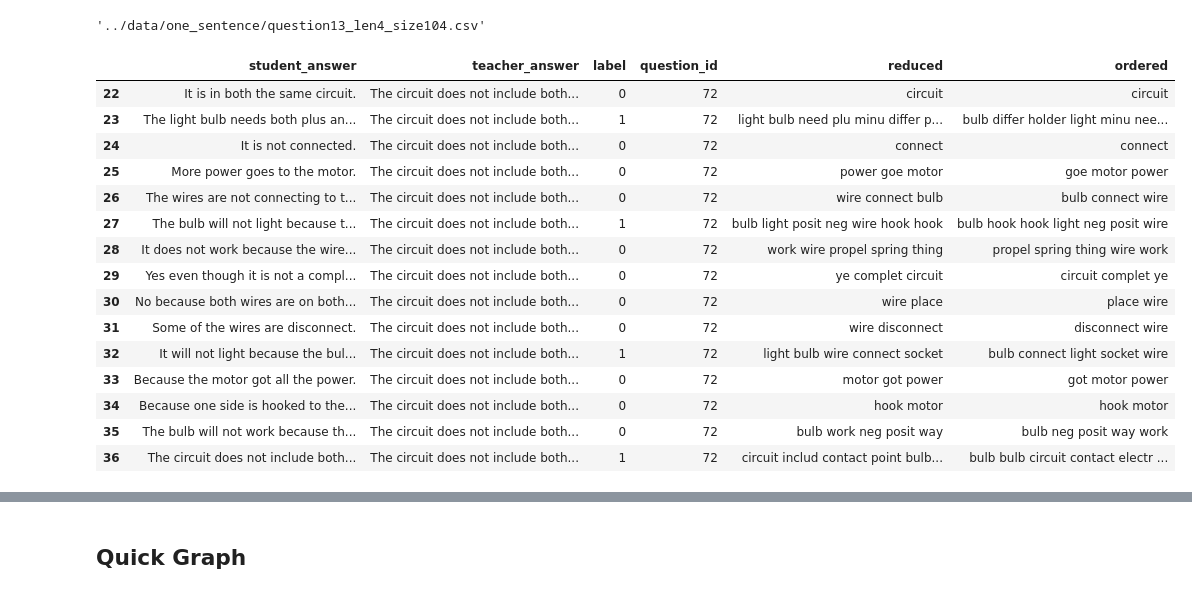
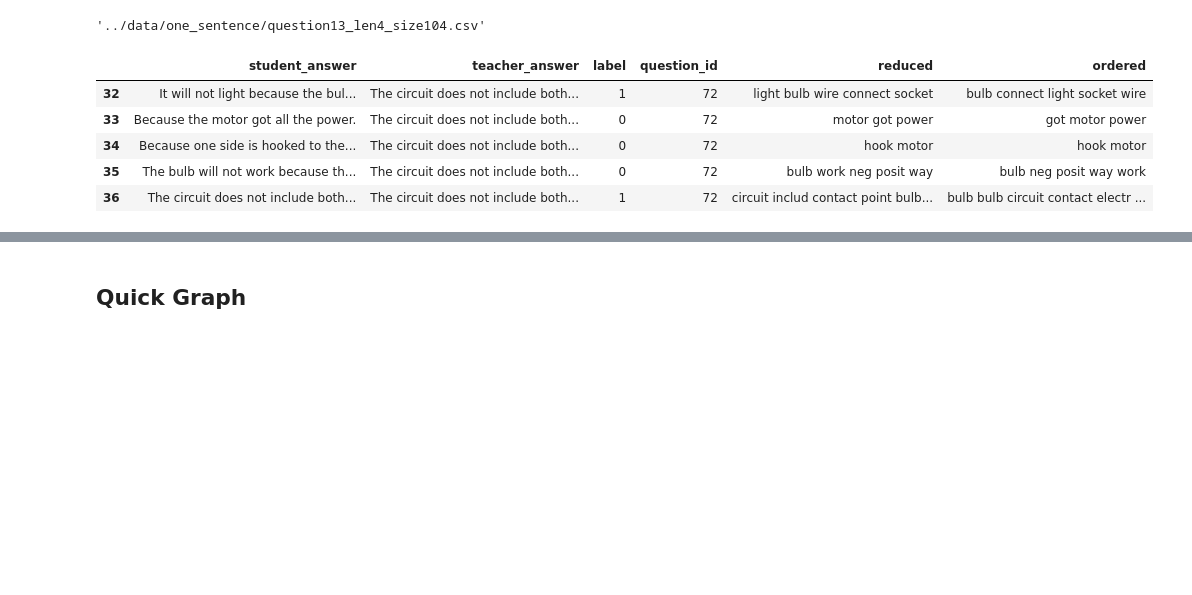
Before and after one commit to ian-mcnair/Answer_Clustering, a Jupyter notebook: step2_Feature_Generation/Feature Engineering.ipynb, the cells around one changed output, grey strips where cells are left out. Saved outputs shown, nothing was run; the diff lists cells and outputs as text; code cells hidden in the pictures; blank space fills up the shorter version.

```diff
--- a/step2_Feature_Generation/Feature Engineering.ipynb
+++ b/step2_Feature_Generation/Feature Engineering.ipynb
@@ -17,20 +17,10 @@ sw_answer = stfu.stem_sentence(answer)
 # %%
 og['reduced'] = og.student_answer.apply(stfu.stem_sentence)
 og['ordered'] = og.reduced.apply(stfu.order_sentence)
 
-og.tail(15)
+og.tail()
 # %% [output]
 |  | student_answer | teacher_answer | label | question_id | reduced | ordered |
-| 22 | It is in both the same circuit. | The circuit does not include both... | 0 | 72 | circuit | circuit |
-| 23 | The light bulb needs both plus an... | The circuit does not include both... | 1 | 72 | light bulb need plu minu differ p... | bulb differ holder light minu nee... |
-| 24 | It is not connected. | The circuit does not include both... | 0 | 72 | connect | connect |
-| 25 | More power goes to the motor. | The circuit does not include both... | 0 | 72 | power goe motor | goe motor power |
-| 26 | The wires are not connecting to t... | The circuit does not include both... | 0 | 72 | wire connect bulb | bulb connect wire |
-| 27 | The bulb will not light because t... | The circuit does not include both... | 1 | 72 | bulb light posit neg wire hook hook | bulb hook hook light neg posit wire |
-| 28 | It does not work because the wire... | The circuit does not include both... | 0 | 72 | work wire propel spring thing | propel spring thing wire work |
-| 29 | Yes even though it is not a compl... | The circuit does not include both... | 0 | 72 | ye complet circuit | circuit complet ye |
-| 30 | No because both wires are on both... | The circuit does not include both... | 0 | 72 | wire place | place wire |
-| 31 | Some of the wires are disconnect. | The circuit does not include both... | 0 | 72 | wire disconnect | disconnect wire |
 | 32 | It will not light because the bul... | The circuit does not include both... | 1 | 72 | light bulb wire connect socket | bulb connect light socket wire |
 | 33 | Because the motor got all the power. | The circuit does not include both... | 0 | 72 | motor got power | got motor power |
 | 34 | Because one side is hooked to the... | The circuit does not include both... | 0 | 72 | hook motor | hook motor |
```
Also changed, not shown: parts of 4 cells of this notebook, 1 other file.
